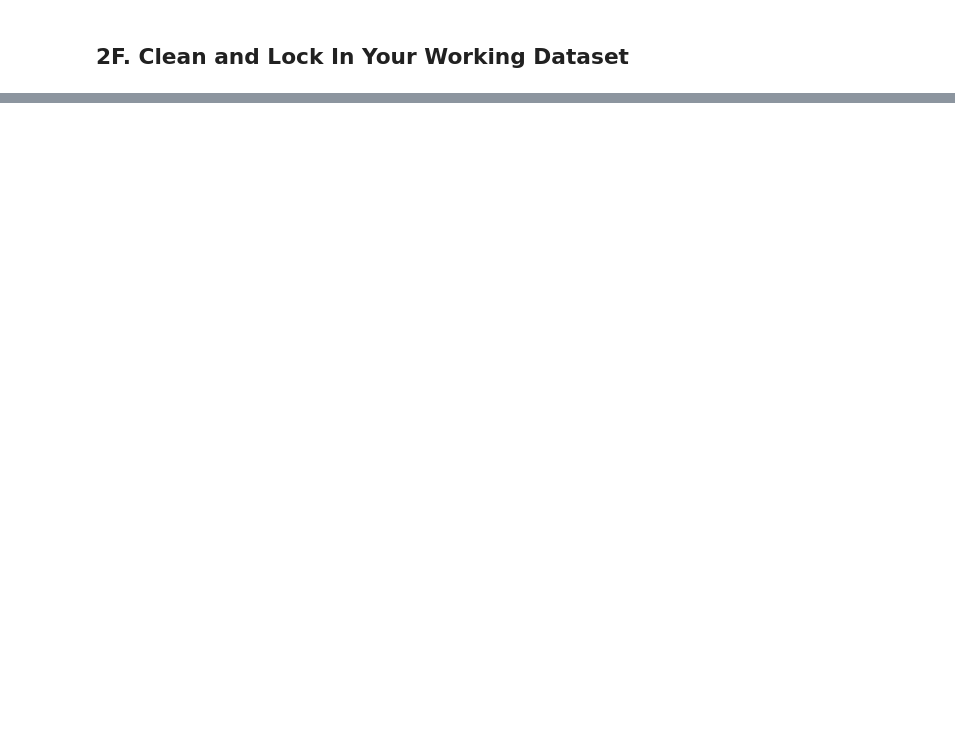
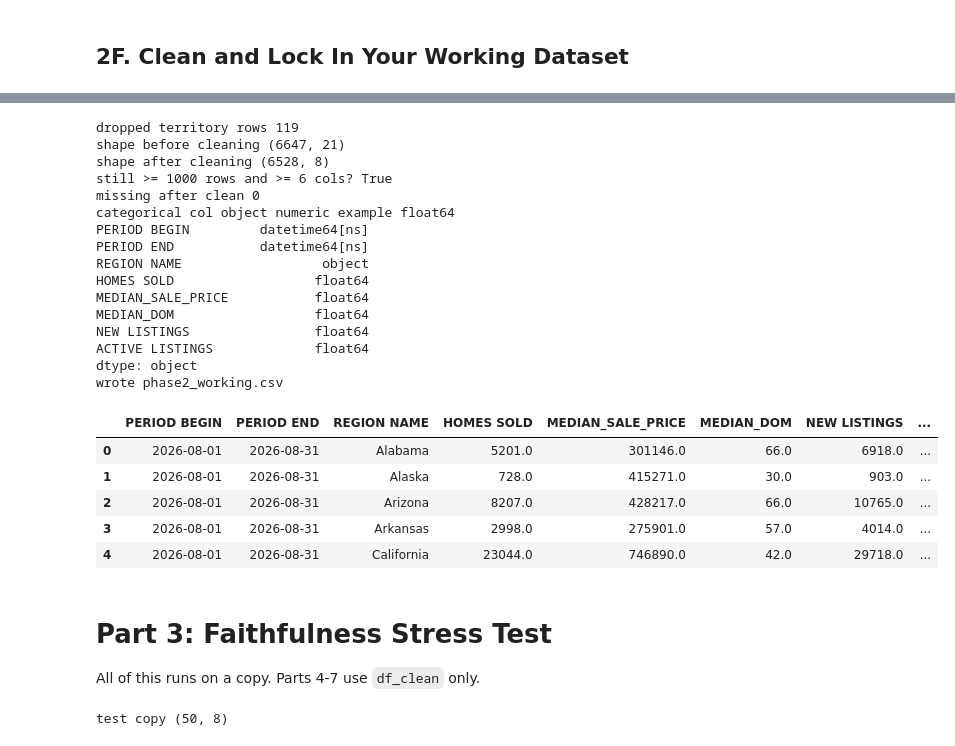
Before and after one commit to Mmajko03/Data-Analytics-of-Housing-Market_Across-the-United-States, a Jupyter notebook: G2 EDA/Group17_Maeki_Anthony_CS577_Phase2_Assignment.ipynb, the cells around one changed output, grey strips where cells are left out. Drawn from its saved outputs; the diff is of its cells as text; code cells hidden in the pictures; blank space fills up the shorter version.

```diff
--- a/G2 EDA/Group17_Maeki_Anthony_CS577_Phase2_Assignment.ipynb
+++ b/G2 EDA/Group17_Maeki_Anthony_CS577_Phase2_Assignment.ipynb
@@ -443,9 +634,3 @@ write
 </span>
 # %% [markdown]
 ## 2F. Clean and Lock In Your Working Dataset
-# %%
-df['PERIOD BEGIN'] = pd.to_datetime(df['PERIOD BEGIN'])
-df2['PERIOD BEGIN'] = pd.to_datetime(df2['PERIOD BEGIN'])
-
-df['PERIOD END'] = pd.to_datetime(df['PERIOD END'])
-df2['PERIOD END'] = pd.to_datetime(df2['PERIOD END'])
@@ -451,0 +644,63 @@ df2['PERIOD END'] = pd.to_datetime(df2['PERIOD END'])
+# %%
+raw_n = len(df)
+df_work = df.copy()
+df_work['PERIOD BEGIN'] = pd.to_datetime(df_work['PERIOD BEGIN'])
+df_work['PERIOD END'] = pd.to_datetime(df_work['PERIOD END'])
+
+terr = ['Guam', 'Puerto Rico', 'Virgin Islands of the U.S.']
+before_drop = len(df_work)
+df_work = df_work[~df_work['REGION NAME'].isin(terr)].copy()
+print('dropped territory rows', before_drop - len(df_work))
+
+df_work['REGION NAME'] = df_work['REGION NAME'].replace({'Columbia': 'District of Columbia'})
+
+df_work = df_work.rename(columns={
+    'MEDIAN SALE PRICE NSA ($)': 'MEDIAN_SALE_PRICE',
+    'MEDIAN DAYS ON MARKET (DAYS)': 'MEDIAN_DOM',
+})[['PERIOD BEGIN', 'PERIOD END', 'REGION NAME', 'HOMES SOLD',
+    'MEDIAN_SALE_PRICE', 'MEDIAN_DOM', 'NEW LISTINGS',
+    'ACTIVE LISTINGS']]
+
+print('shape before cleaning', df.shape)
+print('shape after cleaning', df_work.shape)
+print('still >= 1000 rows and >= 6 cols?', df_work.shape[0] >= 1000 and df_work.shape[1] >= 6)
+print('missing after clean', df_work.isnull().sum().sum())
+print('categorical col', df_work['REGION NAME'].dtype, 'numeric example', df_work['MEDIAN_SALE_PRICE'].dtype)
+
+df_clean = df_work
+print(df_clean.dtypes)
+df_clean.to_csv('phase2_working.csv', index=False)
+print('wrote phase2_working.csv')
+df_clean.head()
+# %% [output]
+dropped territory rows 119
+shape before cleaning (6647, 21)
+shape after cleaning (6528, 8)
+still >= 1000 rows and >= 6 cols? True
+missing after clean 0
+categorical col object numeric example float64
+PERIOD BEGIN         datetime64[ns]
+PERIOD END           datetime64[ns]
+REGION NAME                  object
+HOMES SOLD                  float64
+MEDIAN_SALE_PRICE           float64
+MEDIAN_DOM                  float64
+NEW LISTINGS                float64
+ACTIVE LISTINGS             float64
+dtype: object
+wrote phase2_working.csv
+|  | PERIOD BEGIN | PERIOD END | REGION NAME | HOMES SOLD | MEDIAN_SALE_PRICE | MEDIAN_DOM | NEW LISTINGS | ... |
+| 0 | 2026-08-01 | 2026-08-31 | Alabama | 5201.0 | 301146.0 | 66.0 | 6918.0 | ... |
+| 1 | 2026-08-01 | 2026-08-31 | Alaska | 728.0 | 415271.0 | 30.0 | 903.0 | ... |
+| 2 | 2026-08-01 | 2026-08-31 | Arizona | 8207.0 | 428217.0 | 66.0 | 10765.0 | ... |
+| 3 | 2026-08-01 | 2026-08-31 | Arkansas | 2998.0 | 275901.0 | 57.0 | 4014.0 | ... |
+| 4 | 2026-08-01 | 2026-08-31 | California | 23044.0 | 746890.0 | 42.0 | 29718.0 | ... |
+# %% [markdown]
+# Part 3: Faithfulness Stress Test
+
+All of this runs on a copy. Parts 4-7 use `df_clean` only.
+# %%
+df_test = df_clean.sample(50, random_state=577).copy()
+print('test copy', df_test.shape)
+# %% [output]
+test copy (50, 8)
```
Also changed, not shown: parts of 67 cells of this notebook, 1 other file.
